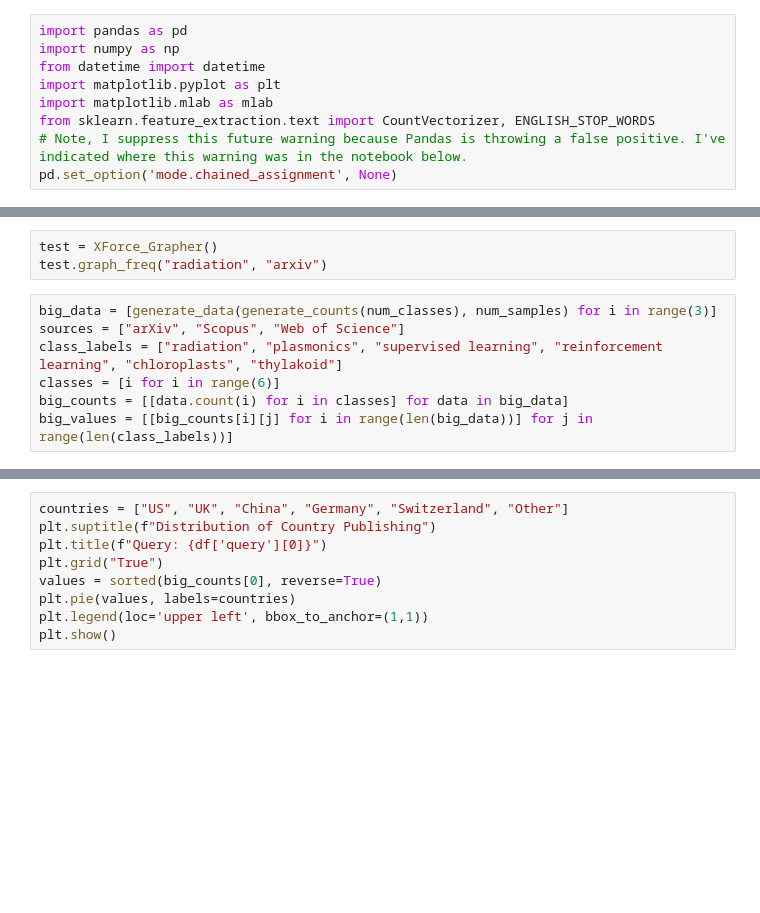
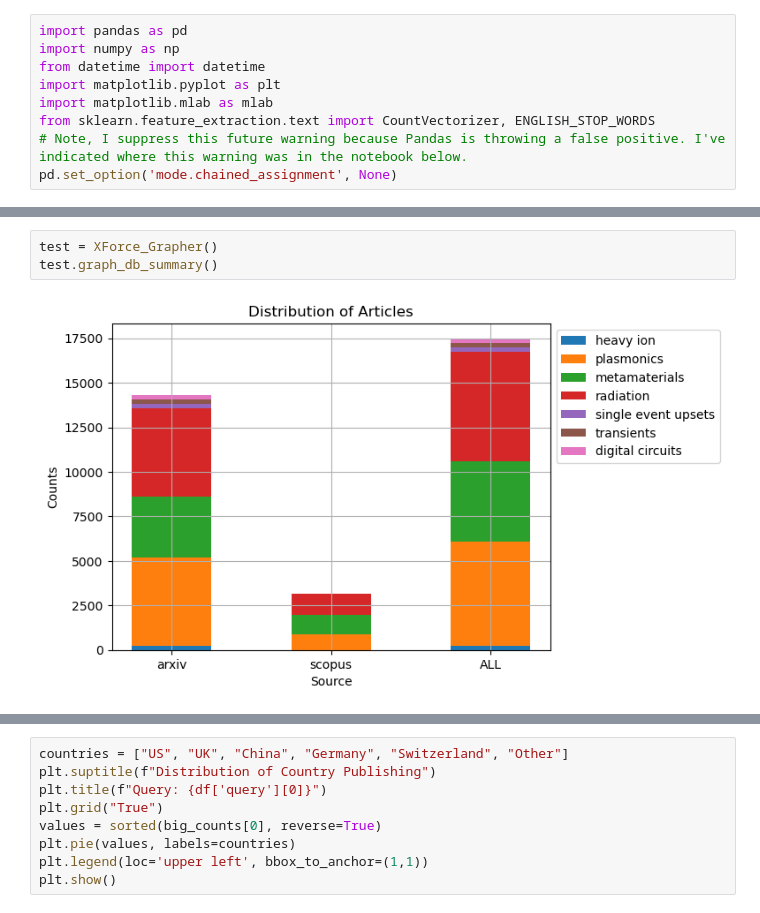
Before and after one commit to kkakdugee/x-force, a Jupyter notebook: code/Development/eda-graphing.ipynb, the cells around one changed output, grey strips where cells are left out. Drawn from its saved outputs; the diff is of its cells as text; blank space fills up the shorter version.

```diff
--- a/code/Development/eda-graphing.ipynb
+++ b/code/Development/eda-graphing.ipynb
@@ -91,10 +173,5 @@ class XForce_Grapher():
 # %%
 test = XForce_Grapher()
-test.graph_freq("radiation", "arxiv")
+test.graph_db_summary()
+# %% [output]
+[figure, added]
-# %%
-big_data = [generate_data(generate_counts(num_classes), num_samples) for i in range(3)]
-sources = ["arXiv", "Scopus", "Web of Science"]
-class_labels = ["radiation", "plasmonics", "supervised learning", "reinforcement learning", "chloroplasts", "thylakoid"]
-classes = [i for i in range(6)]
-big_counts = [[data.count(i) for i in classes] for data in big_data]
-big_values = [[big_counts[i][j] for i in range(len(big_data))] for j in range(len(class_labels))]
```
Also changed, not shown: parts of 5 cells of this notebook, 3 other files.
